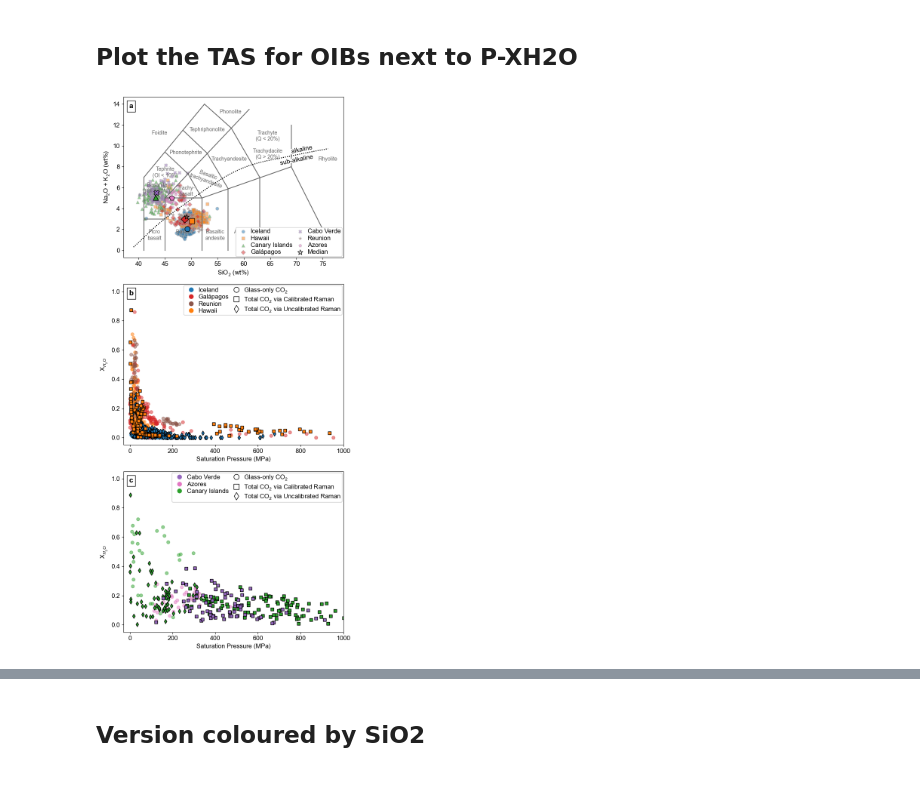
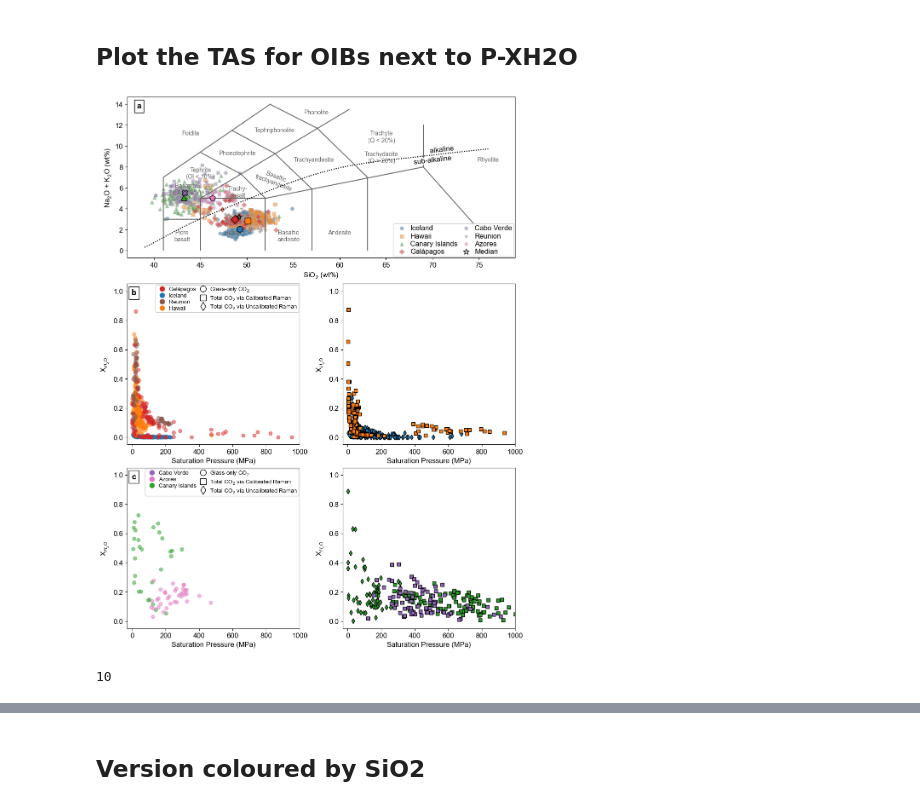
Before and after one commit to cljdevitre/2023_Kilauea-rapid-response-simulation, a Jupyter notebook: Data+notebooks/Sub_files/Re-submitted_JPET_042324/Revisions/Fig3_plotting.ipynb, the cells around one changed output, grey strips where cells are left out. Cells and saved outputs as stored; diff of their text form; code cells hidden in the pictures.

```diff
--- a/Data+notebooks/Sub_files/Re-submitted_JPET_042324/Revisions/Fig3_plotting.ipynb
+++ b/Data+notebooks/Sub_files/Re-submitted_JPET_042324/Revisions/Fig3_plotting.ipynb
@@ -849,9 +850,17 @@ legend_params = {
 
 legend_params_subplot = legend_params.copy()
 legend_params_subplot['loc'] = 'upper right'
+legend_params_subplot['fontsize'] = 9.5
 
+# fig, axs = plt.subplots(3, 1, figsize=(7, 15))
+mosaic_layout = [
+    [0,0],         # Top panel spans across two columns
+    [1,3],  # First row of the bottom grid
+    [2,4]   # Second row of the bottom grid
+]
 
-fig, axs = plt.subplots(3, 1, figsize=(7, 15))
+# Create the figure and axes using the mosaic layout
+fig, axs = plt.subplot_mosaic(mosaic_layout, figsize=(10, 13), constrained_layout=True)
 
 
 sub_data = vdatafilt2[is_oib]
@@ -937,44 +946,49 @@ for i, location_type in enumerate([is_oibthol, is_oibalk]):
             axs[i+1].scatter(glass_only_data[x_col][loc]/kbar_or_MPa, glass_only_data[y_col][loc],
                             marker='o', color=location_colors[location],
                             alpha=0.5, label='_nolegend_', zorder=0)
-            axs[i+1].scatter(raman_uncal_data[x_col][loc]/kbar_or_MPa, raman_uncal_data[y_col][loc],
+            axs[i+3].scatter(raman_uncal_data[x_col][loc]/kbar_or_MPa, raman_uncal_data[y_col][loc],
                             marker='d', color=location_colors[location],
                             alpha=1, edgecolor='k', label='_nolegend_', zorder=1)
-            axs[i+1].scatter(raman_cal_data[x_col][loc]/kbar_or_MPa, raman_cal_data[y_col][loc],
+            axs[i+3].scatter(raman_cal_data[x_col][loc]/kbar_or_MPa, raman_cal_data[y_col][loc],
                             marker='s', color=location_colors[location],
                             alpha=1, edgecolor='k', label='_nolegend_', zorder=2)
 
     # Create legend handles and labels
     legend_handles = []
     legend_labels = []
     for location in locations_in_subplot:
         legend_handles.append(plt.Line2D([0], [0], marker='o', color='w', markerfacecolor=location_colors[location], markersize=10))
         legend_labels.append(location)
 
     # Add marker legends
     legend_handles.extend([
         plt.Line2D([0], [0], marker='o', color='w', markerfacecolor='none', markeredgecolor='k', markersize=10, linestyle=''),
         plt.Line2D([0], [0], marker='s', color='w', markerfacecolor='none', markeredgecolor='k', markersize=10, linestyle=''),
         plt.Line2D([0], [0], marker='d', color='w', markerfacecolor='none', markeredgecolor='k', markersize=10, linestyle='')
     ])
     legend_labels.extend(['Glass-only CO$_2$', 'Total CO$_2$ via Calibrated Raman', 'Total CO$_2$ via Uncalibrated Raman'])
 
     # Add legend for current subplot
     axs[i+1].legend(legend_handles, legend_labels, **legend_params_subplot)
 
-for i in [1,2]:
+for i in [1,2,3,4]:
     axs[i].set_xlabel("Saturation Pressure (MPa)")
     axs[i].set_ylabel("X$_{H_2O}$")
     axs[i].set_xlim([-300/kbar_or_MPa,10000/kbar_or_MPa])
     axs[i].set_ylim([-0.05,1.05])
+    # axs[i].set_xscale("log")
 
-plt.tight_layout()
+
 plt.show()
 
 
 fig.savefig("FigS_TASplot+XH2OvsP.pdf")
 # %% [output]
-[figure, old version]
+[figure, new version]
+# %%
+min(vdatafilt2['SaturationP_bars_VESIcal'])
+# %% [output]
+10
 # %%
 
 fig, axs = plt.subplots(3, 2, figsize=(14, 15))
```
Also changed, not shown: parts of 3 cells of this notebook, 5 other files.
